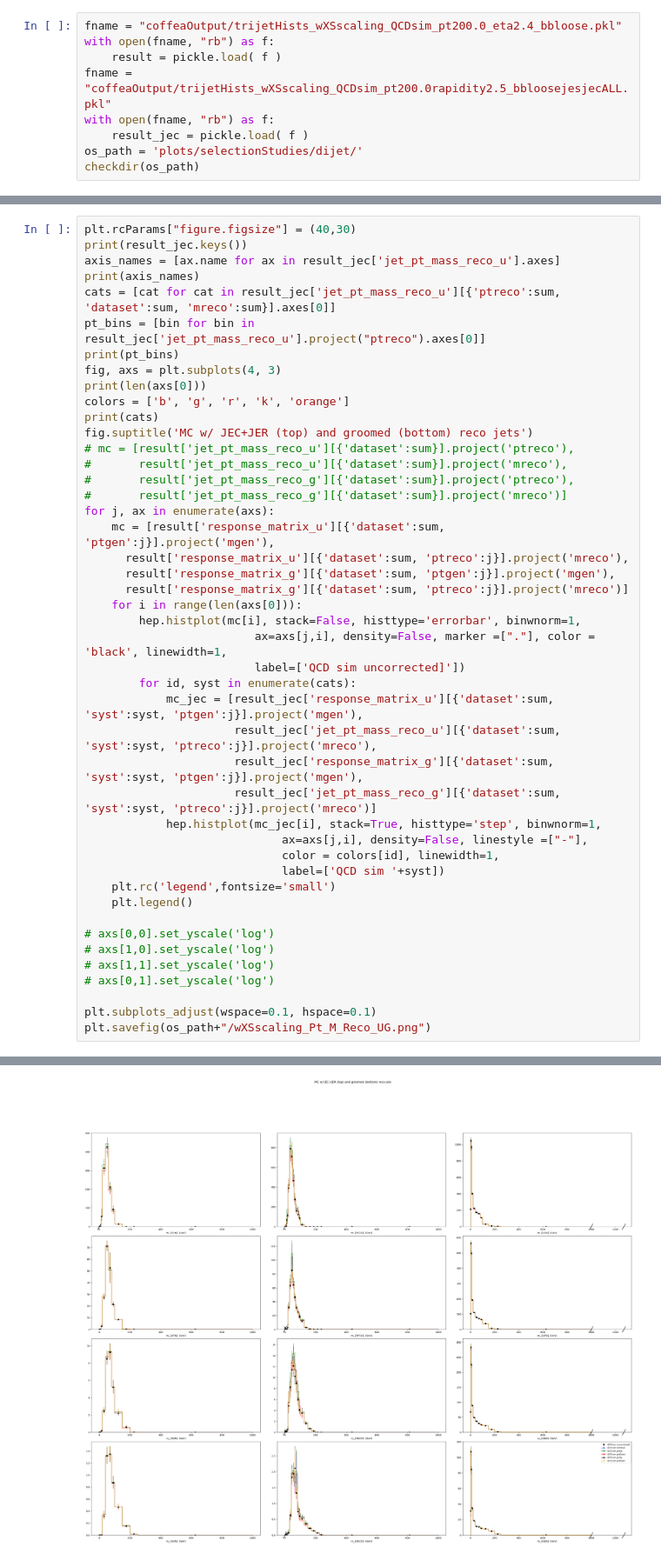
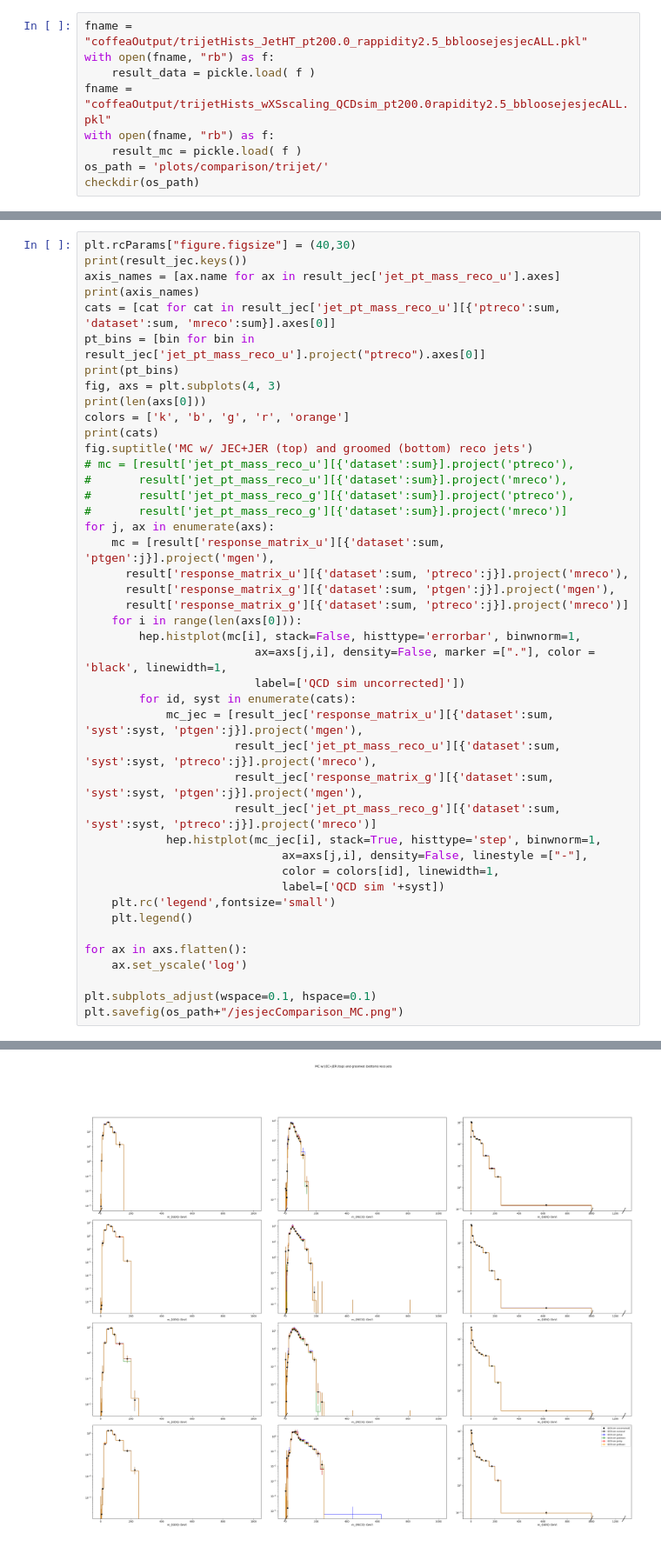
Before and after one commit to laurenhay/GluonJetMass, a Jupyter notebook: CompareDataMC.ipynb, the cells around one changed output, grey strips where cells are left out. Shown at 87% size. Drawn from its saved outputs; the diff is of its cells as text.

Commit message:
add more comparison plots and fix cutflows

```diff
--- a/CompareDataMC.ipynb
+++ b/CompareDataMC.ipynb
@@ -29,11 +29,11 @@ files = handleData('datasets_UL_NANOAOD.json', redirector, year = 2018, testing
 # #### print Q2 scale
 # print(uprootevents['Generator_scalePDF'].array())
 # %%
-fname = "coffeaOutput/trijetHists_wXSscaling_QCDsim_pt200.0_eta2.4_bbloose.pkl"
+fname = "coffeaOutput/trijetHists_JetHT_pt200.0_rappidity2.5_bbloosejesjecALL.pkl"
 with open(fname, "rb") as f:
-    result = pickle.load( f )
+    result_data = pickle.load( f )
 fname = "coffeaOutput/trijetHists_wXSscaling_QCDsim_pt200.0rapidity2.5_bbloosejesjecALL.pkl"
 with open(fname, "rb") as f:
-    result_jec = pickle.load( f )
-os_path = 'plots/selectionStudies/dijet/'
+    result_mc = pickle.load( f )
+os_path = 'plots/comparison/trijet/'
 checkdir(os_path)
@@ -56,7 +114,7 @@ pt_bins = [bin for bin in result_jec['jet_pt_mass_reco_u'].project("ptreco").axe
 print(pt_bins)
 fig, axs = plt.subplots(4, 3)
 print(len(axs[0]))
-colors = ['b', 'g', 'r', 'k', 'orange']
+colors = ['k', 'b', 'g', 'r', 'orange']
 print(cats)
 fig.suptitle('MC w/ JEC+JER (top) and groomed (bottom) reco jets')
 # mc = [result['jet_pt_mass_reco_u'][{'dataset':sum}].project('ptreco'),
@@ -68,38 +126,36 @@ for j, ax in enumerate(axs):
       result['response_matrix_u'][{'dataset':sum, 'ptreco':j}].project('mreco'),
       result['response_matrix_g'][{'dataset':sum, 'ptgen':j}].project('mgen'),
       result['response_matrix_g'][{'dataset':sum, 'ptreco':j}].project('mreco')]
     for i in range(len(axs[0])):
         hep.histplot(mc[i], stack=False, histtype='errorbar', binwnorm=1,
                          ax=axs[j,i], density=False, marker =["."], color = 'black', linewidth=1,
                          label=['QCD sim uncorrected]'])
         for id, syst in enumerate(cats):
             mc_jec = [result_jec['response_matrix_u'][{'dataset':sum, 'syst':syst, 'ptgen':j}].project('mgen'),
                       result_jec['jet_pt_mass_reco_u'][{'dataset':sum, 'syst':syst, 'ptreco':j}].project('mreco'),
                       result_jec['response_matrix_g'][{'dataset':sum, 'syst':syst, 'ptgen':j}].project('mgen'),
                       result_jec['jet_pt_mass_reco_g'][{'dataset':sum, 'syst':syst, 'ptreco':j}].project('mreco')]
             hep.histplot(mc_jec[i], stack=True, histtype='step', binwnorm=1,
                              ax=axs[j,i], density=False, linestyle =["-"],
                              color = colors[id], linewidth=1,
                              label=['QCD sim '+syst])
     plt.rc('legend',fontsize='small')
     plt.legend()
 
-# axs[0,0].set_yscale('log')
-# axs[1,0].set_yscale('log')
-# axs[1,1].set_yscale('log')
-# axs[0,1].set_yscale('log')
+for ax in axs.flatten():
+    ax.set_yscale('log')
 
 plt.subplots_adjust(wspace=0.1, hspace=0.1)
-plt.savefig(os_path+"/wXSscaling_Pt_M_Reco_UG.png")
+plt.savefig(os_path+"/jesjecComparison_MC.png")
 # %% [output]
 dict_keys(['jet_mass', 'jet_pt', 'jet_eta', 'btag', 'cutflow', 'njet_gen', 'dphimin_gen', 'asymm_gen', 'njet_reco', 'dphimin_reco', 'asymm_reco', 'jet_dr_reco_gen', 'jet_mass_reco_over_gen', 'jet_pt_r ...
 ['dataset', 'syst', 'ptreco', 'mreco']
 [(200.0, 280.0), (280.0, 360.0), (360.0, 450.0), (450.0, 520.0), (520.0, 630.0), (630.0, 690.0), (690.0, 750.0), (750.0, 800.0), (800.0, 1300.0), (1300.0, 13000.0)]
 3
 ['nominal', 'jesUp', 'jesDown', 'jerUp', 'jerDown']
 No artists with labels found to put in legend.  Note that artists whose label start with an underscore are ignored when legend() is called with no argument.
 No artists with labels found to put in legend.  Note that artists whose label start with an underscore are ignored when legend() is called with no argument.
 No artists with labels found to put in legend.  Note that artists whose label start with an underscore are ignored when legend() is called with no argument.
-[figure, old version]
+[figure, new version]
 # %%
 import matplotlib.pyplot as plt
```
Also changed, not shown: parts of 6 cells of this notebook, 6 other files.
